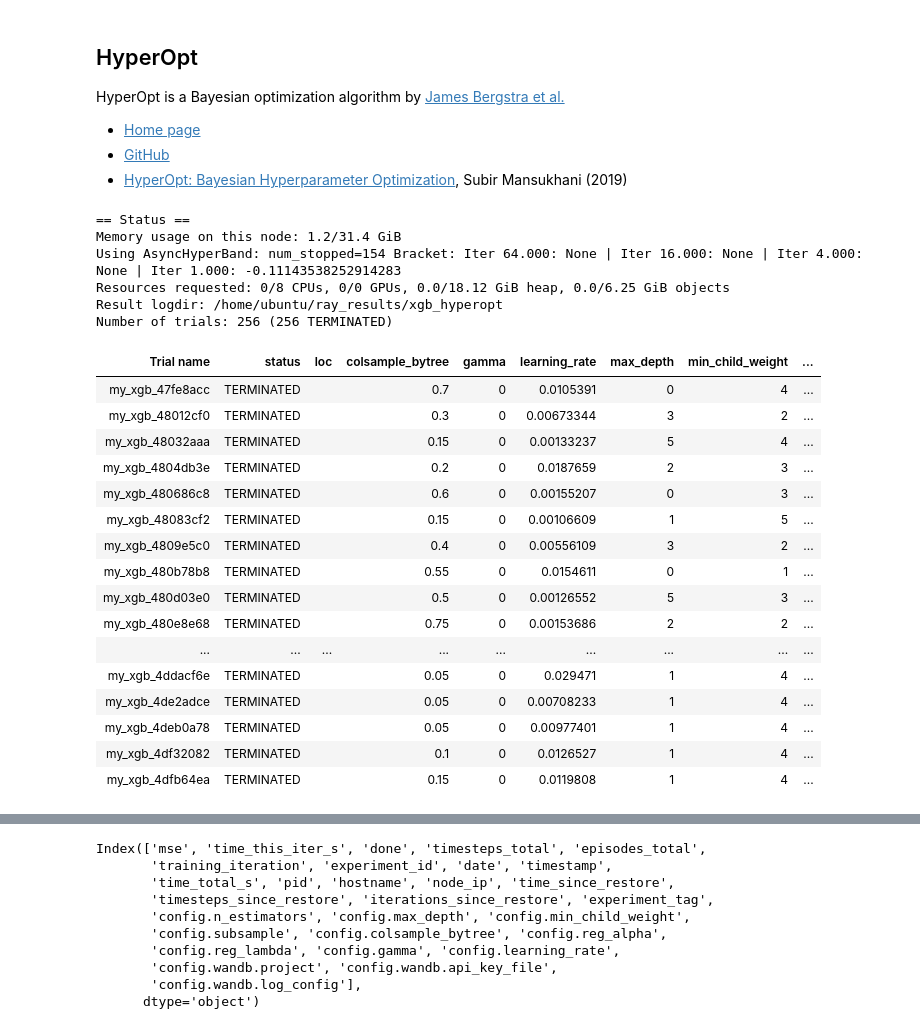
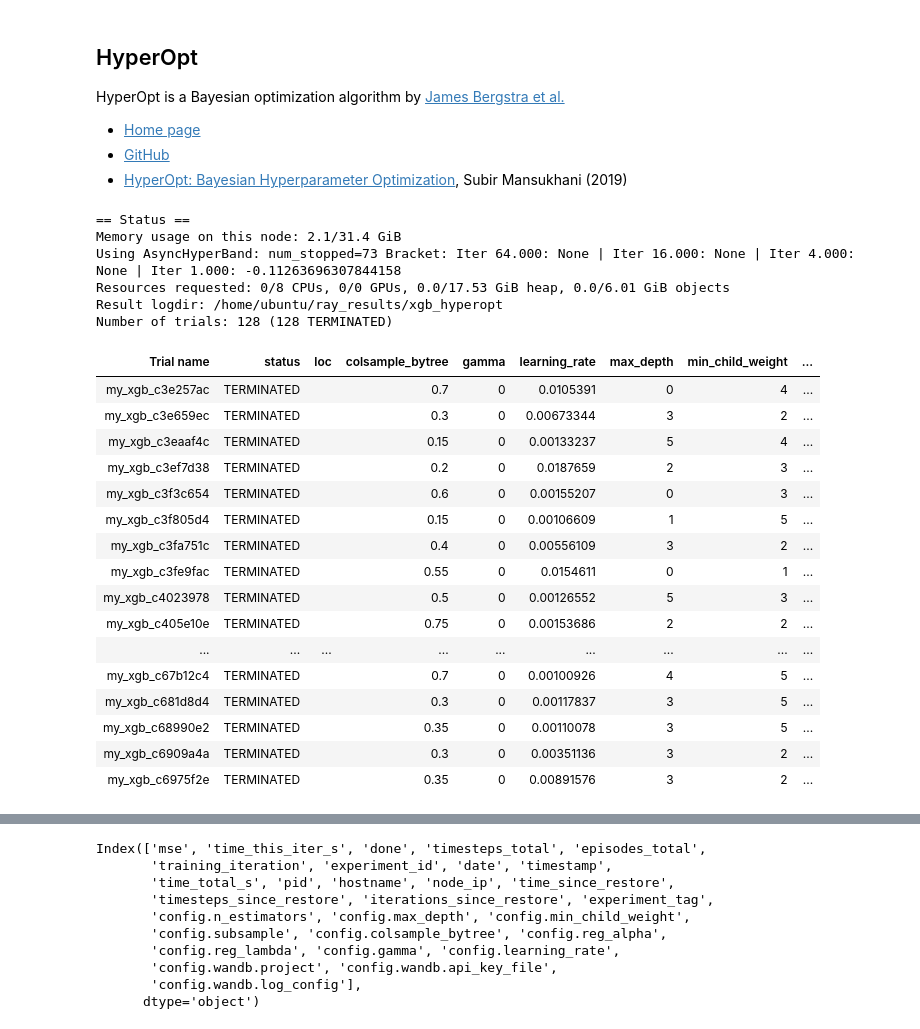
Before and after one commit to druce/iowa, a Jupyter notebook: hyperparameter_optimization.ipynb, the cells around one changed output, grey strips where cells are left out. Cells and saved outputs as stored; diff of their text form; code cells hidden in the pictures.

```diff
--- a/hyperparameter_optimization.ipynb
+++ b/hyperparameter_optimization.ipynb
@@ -318,16 +317,7 @@ print(len(predictors), "predictors")
 
 lr = LinearRegression()
 
-#train and evaluate in train/test split
-lr.fit(X_train[predictors], y_train)
-
-y_pred_train = lr.predict(X_train[predictors])
-y_pred_test = lr.predict(X_test[predictors])
-evaluate(y_train, y_pred_train, y_test, y_pred_test)
-
-# evaluate using kfolds, same process as train/test split but average results over 10 folds
-# more sample-efficient, less CPU-efficient
-
+# evaluate using kfolds
 scores = -cross_val_score(lr, df[predictors], df[response],
                           scoring="neg_root_mean_squared_error",
                           cv=kfolds,
@@ -335,7 +325,7 @@ scores = -cross_val_score(lr, df[predictors], df[response],
 raw_scores = [cv_to_raw(x) for x in scores]
 print()
 print("Log1p CV RMSE %.04f (STD %.04f)" % (np.mean(scores), np.std(scores)))
-print("Raw CV RMSE %.04f (STD %.04f)" % (np.mean(raw_scores), np.std(raw_scores)))
+print("Raw CV RMSE %.0f (STD %.0f)" % (np.mean(raw_scores), np.std(raw_scores)))
 # %% [output]
 LinearRegression
 100 predictors
@@ -378,12 +361,8 @@ elasticnetcv = make_pipeline(RobustScaler(),
                                           verbose=1,
                                          ))
 
-#train and evaluate in train/test split
-elasticnetcv.fit(X_train[predictors], y_train)
-
-y_pred_train = elasticnetcv.predict(X_train[predictors])
-y_pred_test = elasticnetcv.predict(X_test[predictors])
-evaluate(y_train, y_pred_train, y_test, y_pred_test)
+#train and get hyperparams
+elasticnetcv.fit(df[predictors], df[response])
 l1_ratio = elasticnetcv._final_estimator.l1_ratio_
 alpha = elasticnetcv._final_estimator.alpha_
 print('l1_ratio', l1_ratio)
@@ -402,7 +381,7 @@ scores = -cross_val_score(elasticnet, df[predictors], df[response],
 raw_scores = [cv_to_raw(x) for x in scores]
 print()
 print("Log1p CV RMSE %.04f (STD %.04f)" % (np.mean(scores), np.std(scores)))
-print("Raw CV RMSE %.04f (STD %.04f)" % (np.mean(raw_scores), np.std(raw_scores)))
+print("Raw CV RMSE %.0f (STD %.0f)" % (np.mean(raw_scores), np.std(raw_scores)))
 # %% [output]
 ElasticnetCV
 [Parallel(n_jobs=-1)]: Using backend ThreadingBackend with 8 concurrent workers.
@@ -825,13 +803,13 @@ HyperOpt is a Bayesian optimization algorithm by [James Bergstra et al.](https:/
   - [GitHub](https://github.com/hyperopt/hyperopt)
   - [HyperOpt: Bayesian Hyperparameter Optimization](https://blog.dominodatalab.com/hyperopt-bayesian-hyperparameter-optimization/), Subir Mansukhani (2019)
 # %%
-NUM_SAMPLES=256
+NUM_SAMPLES=128
 
 start_time = datetime.now()
 print("%-20s %s" % ("Start Time", start_time))
 
 algo = HyperOptSearch(random_state_seed=RANDOMSTATE)
-# uncomment and set max_concurrent to limit number of cores
+# to limit number of cores, uncomment and set max_concurrent
 # algo = ConcurrencyLimiter(algo, max_concurrent=10)
 scheduler = AsyncHyperBandScheduler()
 
@@ -846,50 +824,50 @@ tune_kwargs = {
         "reg_alpha": tune.loguniform(1e-04, 1),
         "reg_lambda": tune.loguniform(1e-04, 100),
         "gamma": 0,
         "learning_rate": tune.loguniform(0.001, 0.1),
         "wandb": {
             "project": "iowa",
             "api_key_file": "secrets/wandb.txt",
             "log_config": True
         }
     }
 }
 
 analysis = tune.run(my_xgb,
                     name="xgb_hyperopt",
                     metric="mse",
                     mode="min",
                     search_alg=algo,
                     scheduler=scheduler,
                     verbose=1,
                     loggers=DEFAULT_LOGGERS + (WandbLogger, ),
                     **tune_kwargs)
 
 end_time = datetime.now()
 print("%-20s %s" % ("Start Time", start_time))
 print("%-20s %s" % ("End Time", end_time))
 print(str(timedelta(seconds=(end_time-start_time).seconds)))
 # %% [output]
 == Status ==
-Memory usage on this node: 1.2/31.4 GiB
-Using AsyncHyperBand: num_stopped=154 Bracket: Iter 64.000: None | Iter 16.000: None | Iter 4.000: None | Iter 1.000: -0.11143538252914283
-Resources requested: 0/8 CPUs, 0/0 GPUs, 0.0/18.12 GiB heap, 0.0/6.25 GiB objects
+Memory usage on this node: 2.1/31.4 GiB
+Using AsyncHyperBand: num_stopped=73 Bracket: Iter 64.000: None | Iter 16.000: None | Iter 4.000: None | Iter 1.000: -0.11263696307844158
+Resources requested: 0/8 CPUs, 0/0 GPUs, 0.0/17.53 GiB heap, 0.0/6.01 GiB objects
 Result logdir: /home/ubuntu/ray_results/xgb_hyperopt
-Number of trials: 256 (256 TERMINATED)
+Number of trials: 128 (128 TERMINATED)
 | Trial name | status | loc | colsample_bytree | gamma | learning_rate | max_depth | min_child_weight | ... |
-| my_xgb_47fe8acc | TERMINATED |  | 0.7 | 0 | 0.0105391 | 0 | 4 | ... |
-| my_xgb_48012cf0 | TERMINATED |  | 0.3 | 0 | 0.00673344 | 3 | 2 | ... |
-| my_xgb_48032aaa | TERMINATED |  | 0.15 | 0 | 0.00133237 | 5 | 4 | ... |
-| my_xgb_4804db3e | TERMINATED |  | 0.2 | 0 | 0.0187659 | 2 | 3 | ... |
-| my_xgb_480686c8 | TERMINATED |  | 0.6 | 0 | 0.00155207 | 0 | 3 | ... |
-| my_xgb_48083cf2 | TERMINATED |  | 0.15 | 0 | 0.00106609 | 1 | 5 | ... |
-| my_xgb_4809e5c0 | TERMINATED |  | 0.4 | 0 | 0.00556109 | 3 | 2 | ... |
-| my_xgb_480b78b8 | TERMINATED |  | 0.55 | 0 | 0.0154611 | 0 | 1 | ... |
-| my_xgb_480d03e0 | TERMINATED |  | 0.5 | 0 | 0.00126552 | 5 | 3 | ... |
-| my_xgb_480e8e68 | TERMINATED |  | 0.75 | 0 | 0.00153686 | 2 | 2 | ... |
+| my_xgb_c3e257ac | TERMINATED |  | 0.7 | 0 | 0.0105391 | 0 | 4 | ... |
+| my_xgb_c3e659ec | TERMINATED |  | 0.3 | 0 | 0.00673344 | 3 | 2 | ... |
+| my_xgb_c3eaaf4c | TERMINATED |  | 0.15 | 0 | 0.00133237 | 5 | 4 | ... |
+| my_xgb_c3ef7d38 | TERMINATED |  | 0.2 | 0 | 0.0187659 | 2 | 3 | ... |
+| my_xgb_c3f3c654 | TERMINATED |  | 0.6 | 0 | 0.00155207 | 0 | 3 | ... |
+| my_xgb_c3f805d4 | TERMINATED |  | 0.15 | 0 | 0.00106609 | 1 | 5 | ... |
+| my_xgb_c3fa751c | TERMINATED |  | 0.4 | 0 | 0.00556109 | 3 | 2 | ... |
+| my_xgb_c3fe9fac | TERMINATED |  | 0.55 | 0 | 0.0154611 | 0 | 1 | ... |
+| my_xgb_c4023978 | TERMINATED |  | 0.5 | 0 | 0.00126552 | 5 | 3 | ... |
+| my_xgb_c405e10e | TERMINATED |  | 0.75 | 0 | 0.00153686 | 2 | 2 | ... |
 | ... | ... | ... | ... | ... | ... | ... | ... | ... |
-| my_xgb_4ddacf6e | TERMINATED |  | 0.05 | 0 | 0.029471 | 1 | 4 | ... |
-| my_xgb_4de2adce | TERMINATED |  | 0.05 | 0 | 0.00708233 | 1 | 4 | ... |
-| my_xgb_4deb0a78 | TERMINATED |  | 0.05 | 0 | 0.00977401 | 1 | 4 | ... |
-| my_xgb_4df32082 | TERMINATED |  | 0.1 | 0 | 0.0126527 | 1 | 4 | ... |
-| my_xgb_4dfb64ea | TERMINATED |  | 0.15 | 0 | 0.0119808 | 1 | 4 | ... |
+| my_xgb_c67b12c4 | TERMINATED |  | 0.7 | 0 | 0.00100926 | 4 | 5 | ... |
+| my_xgb_c681d8d4 | TERMINATED |  | 0.3 | 0 | 0.00117837 | 3 | 5 | ... |
+| my_xgb_c68990e2 | TERMINATED |  | 0.35 | 0 | 0.00110078 | 3 | 5 | ... |
+| my_xgb_c6909a4a | TERMINATED |  | 0.3 | 0 | 0.00351136 | 3 | 2 | ... |
+| my_xgb_c6975f2e | TERMINATED |  | 0.35 | 0 | 0.00891576 | 3 | 2 | ... |
```
Also changed, not shown: parts of 27 cells of this notebook.
